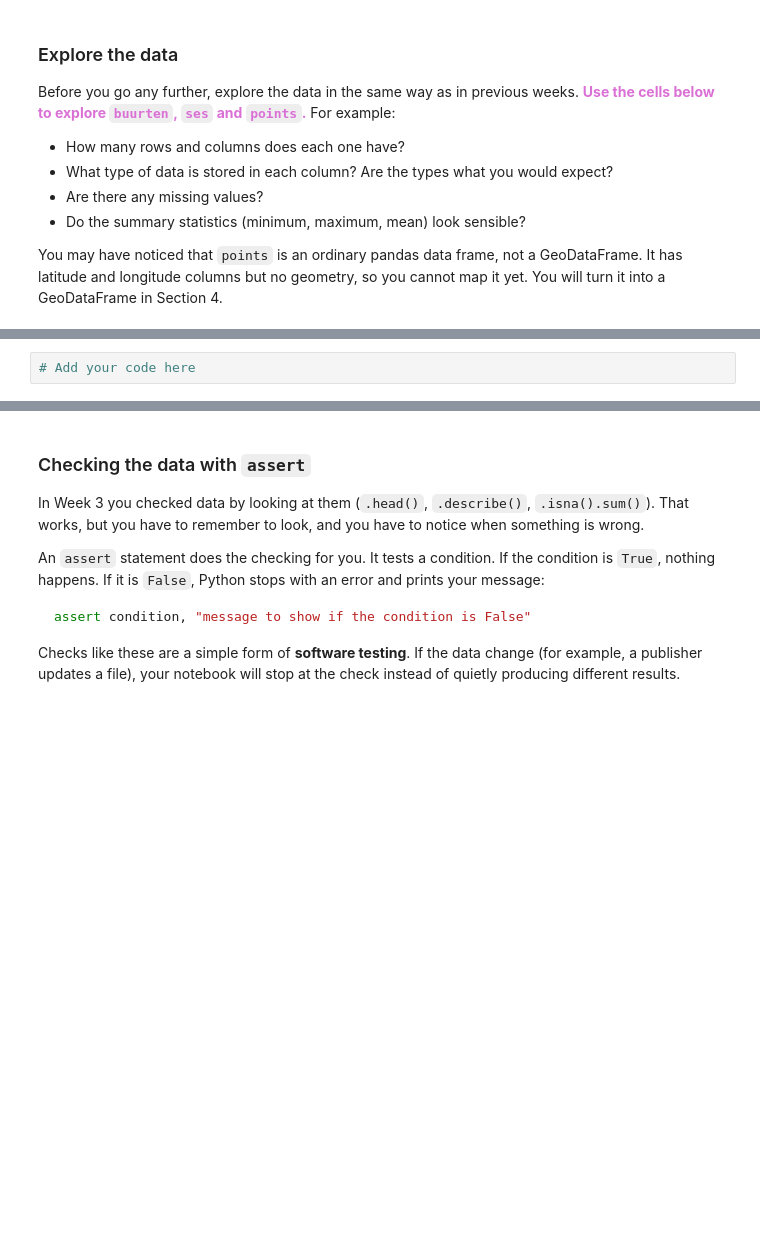
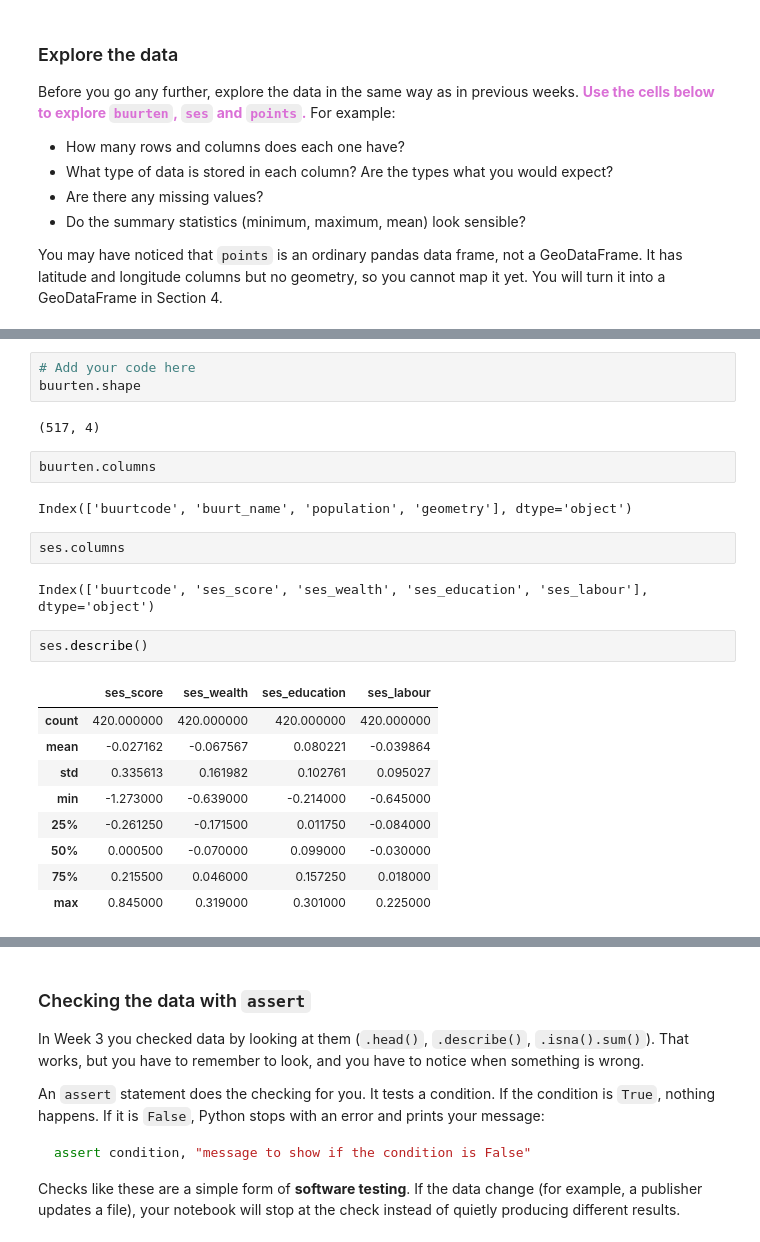
Before and after one commit to nkzx0310/GEOG5415M, a Jupyter notebook: notebooks/Week_9_Reproducibility.ipynb, the cells around one changed output, grey strips where cells are left out. Drawn from its saved outputs; the diff is of its cells as text; blank space fills up the shorter version.

```diff
--- a/notebooks/Week_9_Reproducibility.ipynb
+++ b/notebooks/Week_9_Reproducibility.ipynb
@@ -167,2 +222,25 @@ You may have noticed that `points` is an ordinary pandas data frame, not a GeoDa
 # %%
 # Add your code here
+buurten.shape
+# %% [output]
+(517, 4)
+# %%
+buurten.columns
+# %% [output]
+Index(['buurtcode', 'buurt_name', 'population', 'geometry'], dtype='object')
+# %%
+ses.columns
+# %% [output]
+Index(['buurtcode', 'ses_score', 'ses_wealth', 'ses_education', 'ses_labour'], dtype='object')
+# %%
+ses.describe()
+# %% [output]
+|  | ses_score | ses_wealth | ses_education | ses_labour |
+| count | 420.000000 | 420.000000 | 420.000000 | 420.000000 |
+| mean | -0.027162 | -0.067567 | 0.080221 | -0.039864 |
+| std | 0.335613 | 0.161982 | 0.102761 | 0.095027 |
+| min | -1.273000 | -0.639000 | -0.214000 | -0.645000 |
+| 25% | -0.261250 | -0.171500 | 0.011750 | -0.084000 |
+| 50% | 0.000500 | -0.070000 | 0.099000 | -0.030000 |
+| 75% | 0.215500 | 0.046000 | 0.157250 | 0.018000 |
+| max | 0.845000 | 0.319000 | 0.301000 | 0.225000 |
```
Also changed, not shown: parts of 15 cells of this notebook.
